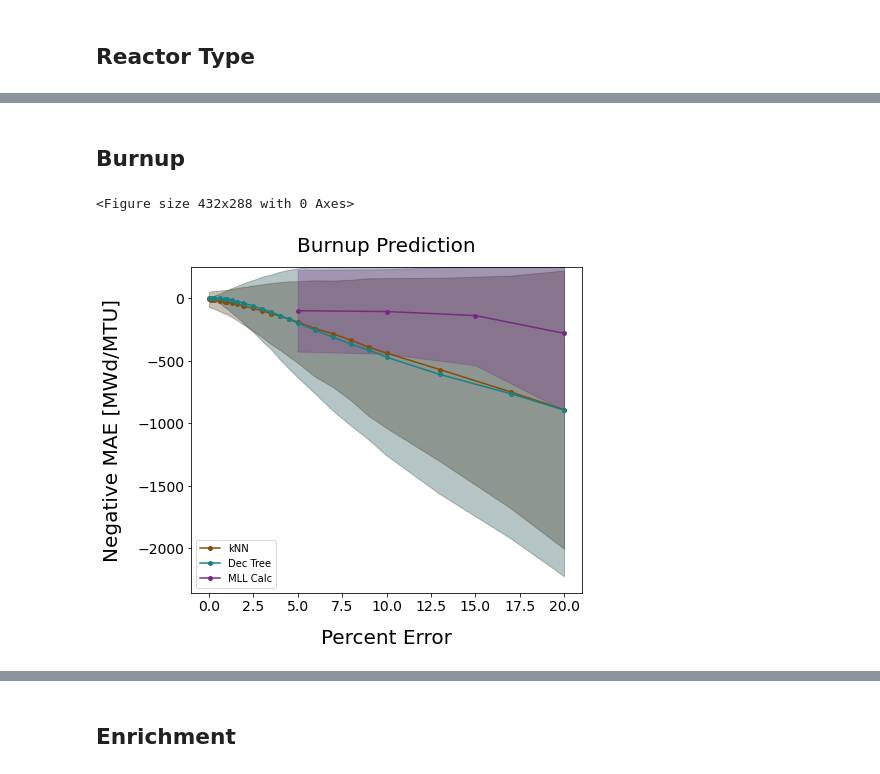
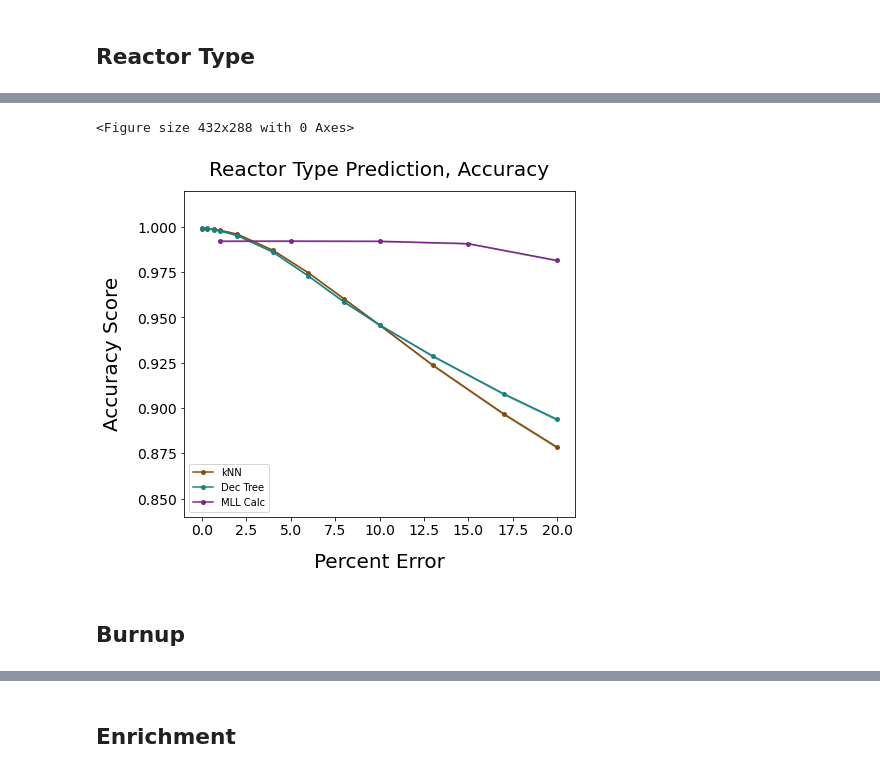
Before and after one commit to opotowsky/process_results, a Jupyter notebook: nuc_rand-err_mll_scikit_compare.ipynb, the cells around one changed output, grey strips where cells are left out. Saved outputs shown, nothing was run; the diff lists cells and outputs as text; code cells hidden in the pictures.

```diff
--- a/nuc_rand-err_mll_scikit_compare.ipynb
+++ b/nuc_rand-err_mll_scikit_compare.ipynb
@@ -126,7 +91,10 @@ plot_curves('Reactor Type Prediction', 'reactor', 'BalAcc')
+# %%
+fig, ax, sv_fig = plot_curves('Reactor Type Prediction, Accuracy', 'reactor', 'Acc')
+ax.set_ylim(0.84, 1.02)
+plt.show()
+fig.savefig(sv_fig, bbox_inches='tight', transparent=True)
+# %% [output]
+<Figure size 432x288 with 0 Axes>
+[figure, added]
 # %% [markdown]
 ## Burnup
-# %%
-plot_curves('Burnup Prediction')
-# %% [output]
-<Figure size 432x288 with 0 Axes>
-[figure, removed]
```
Also changed, not shown: parts of 20 cells of this notebook, 1 other file.
